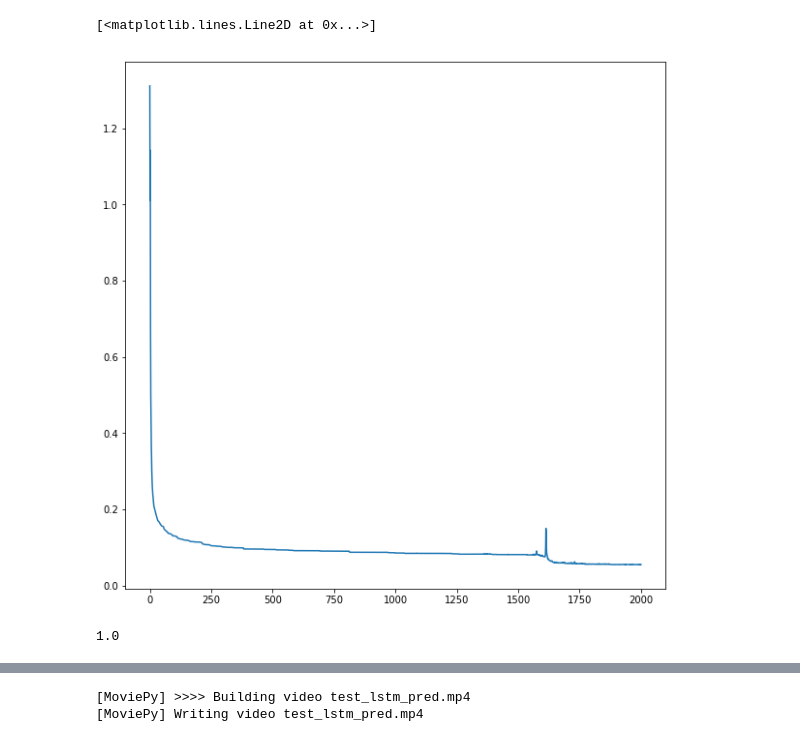
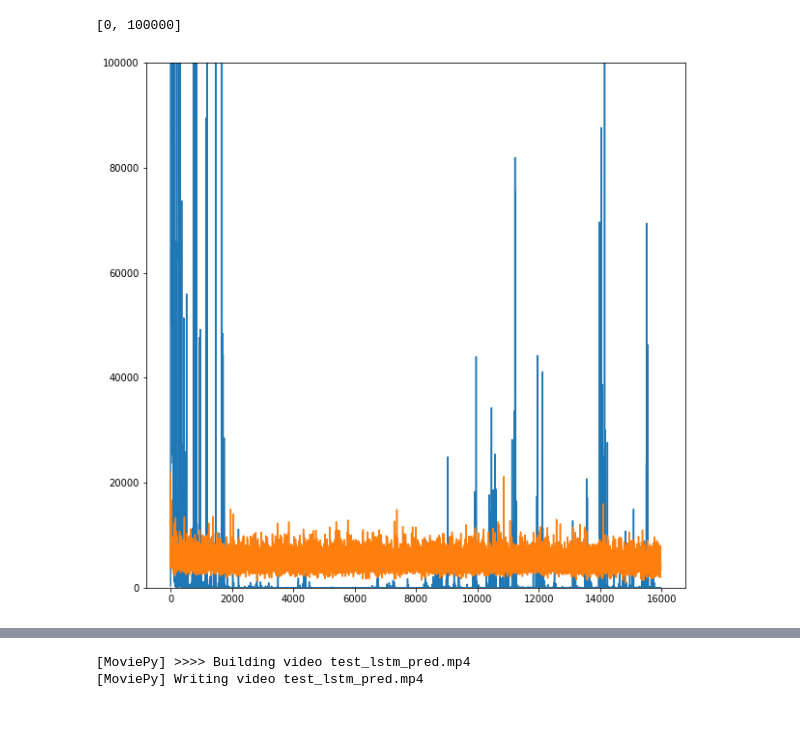
Before and after one commit to galbiati/video-representations, a Jupyter notebook: Prototype-RNN.ipynb, the cells around one changed output, grey strips where cells are left out. Saved outputs shown, nothing was run; the diff lists cells and outputs as text; code cells hidden in the pictures.

```diff
--- a/Prototype-RNN.ipynb
+++ b/Prototype-RNN.ipynb
@@ -113,12 +191,10 @@ with tf.Session() as sesh:
 # %%
 fig, axes = plt.subplots(1, 1, figsize=(10, 10))
 
-axes.plot(losses)
+axes.plot(encoder_losses)
+axes.plot(decoder_losses)
+plt.setp(axes, ylim=[0, 100000])
 # %% [output]
-[<matplotlib.lines.Line2D at 0x...>]
+[0, 100000]
-[figure, old version]
+[figure, new version]
-# %%
-predictions[0][0].max()
-# %% [output]
-1.0
 # %%
```
Also changed, not shown: parts of 7 cells of this notebook, 4 other files.
